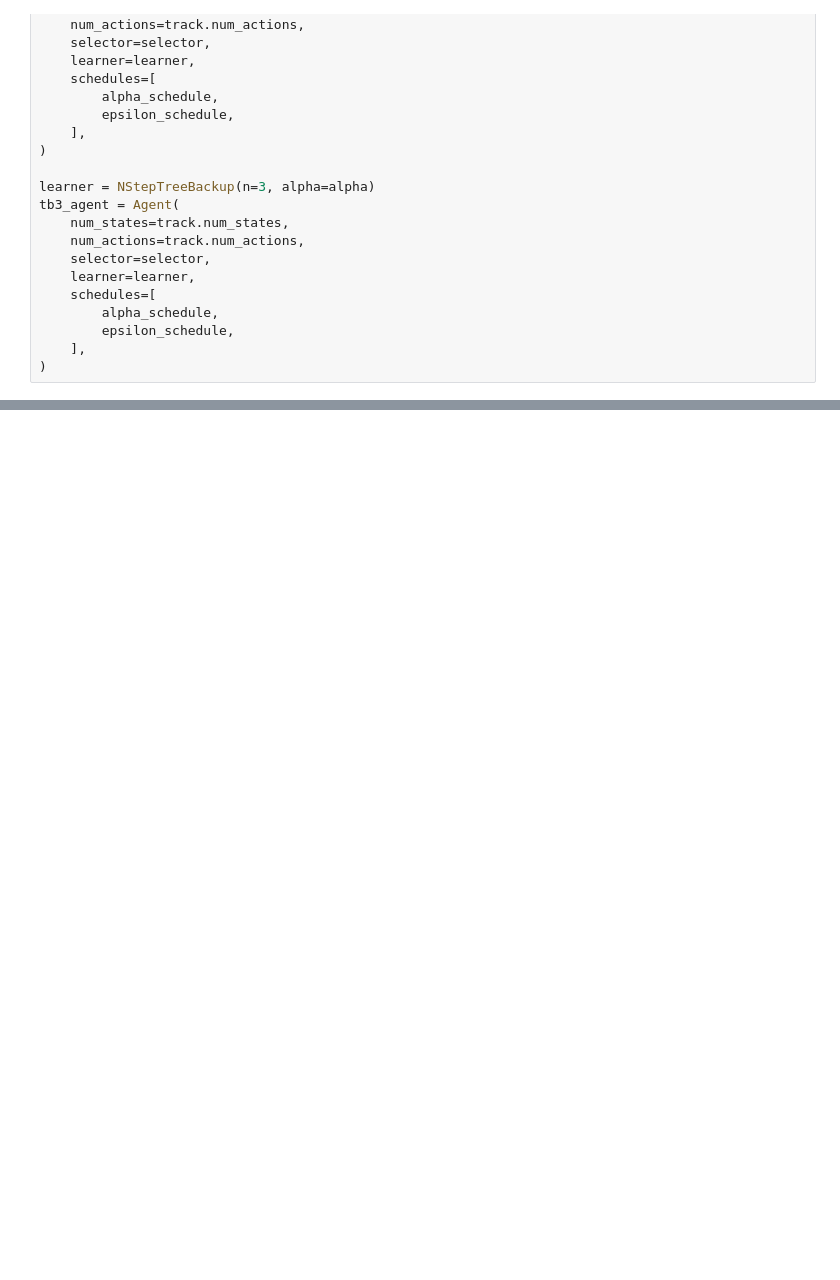
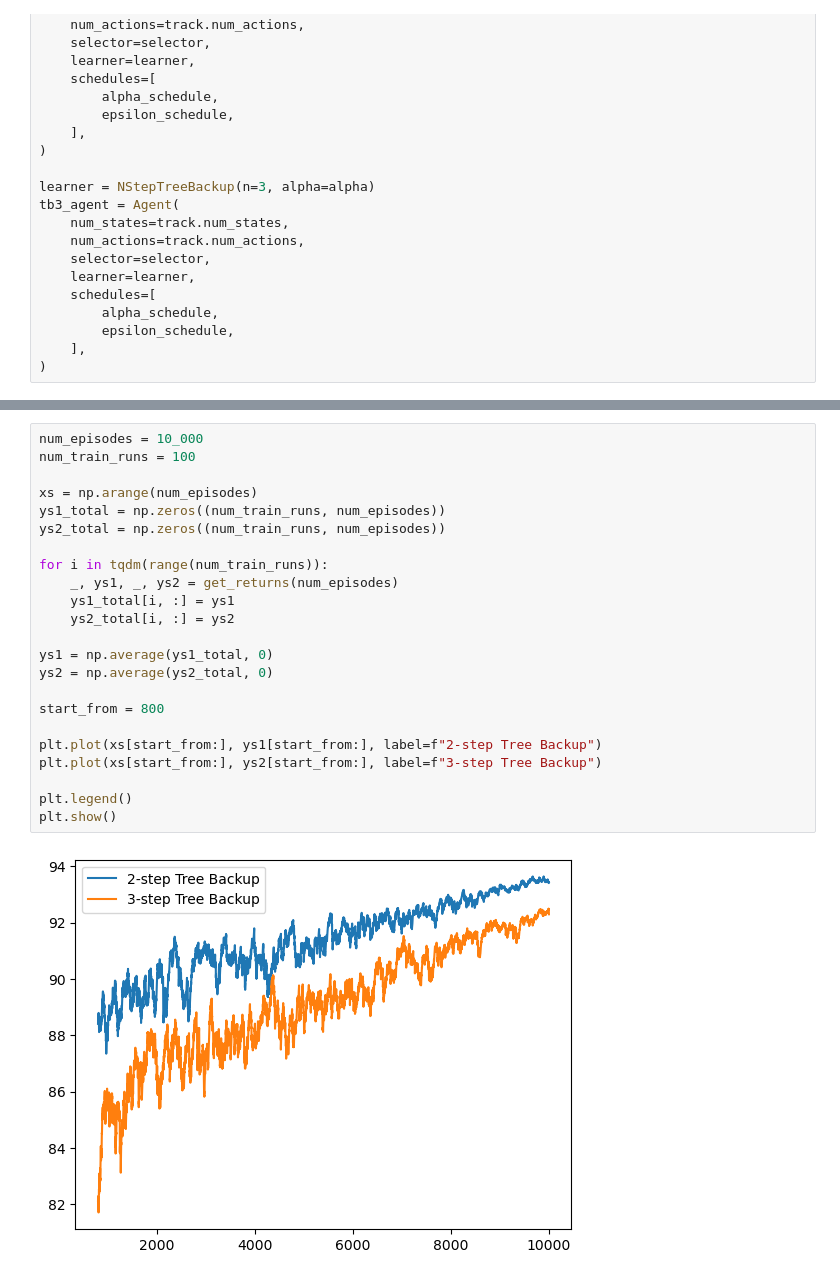
Before and after one commit to Fittiboy/journey, a Jupyter notebook: 999 - New agents testing.ipynb, the cells around one changed output, grey strips where cells are left out. Cells and saved outputs as stored; diff of their text form; blank space fills up the shorter version.

```diff
--- a/999 - New agents testing.ipynb
+++ b/999 - New agents testing.ipynb
@@ -122,0 +158,25 @@ Image(tb3_filename)
+# %%
+num_episodes = 10_000
+num_train_runs = 100
+
+xs = np.arange(num_episodes)
+ys1_total = np.zeros((num_train_runs, num_episodes))
+ys2_total = np.zeros((num_train_runs, num_episodes))
+
+for i in tqdm(range(num_train_runs)):
+    _, ys1, _, ys2 = get_returns(num_episodes)
+    ys1_total[i, :] = ys1
+    ys2_total[i, :] = ys2
+
+ys1 = np.average(ys1_total, 0)
+ys2 = np.average(ys2_total, 0)
+
+start_from = 800
+
+plt.plot(xs[start_from:], ys1[start_from:], label=f"2-step Tree Backup")
+plt.plot(xs[start_from:], ys2[start_from:], label=f"3-step Tree Backup")
+
+plt.legend()
+plt.show()
+# %% [output]
+[figure, added]
```
Also changed, not shown: parts of 14 cells of this notebook, 3 other files.
